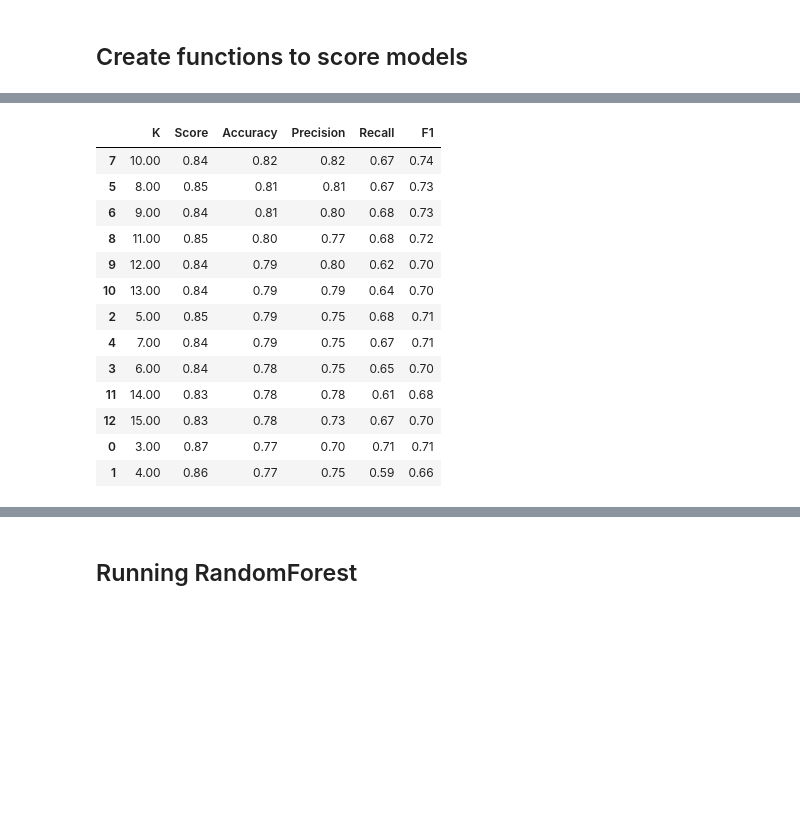
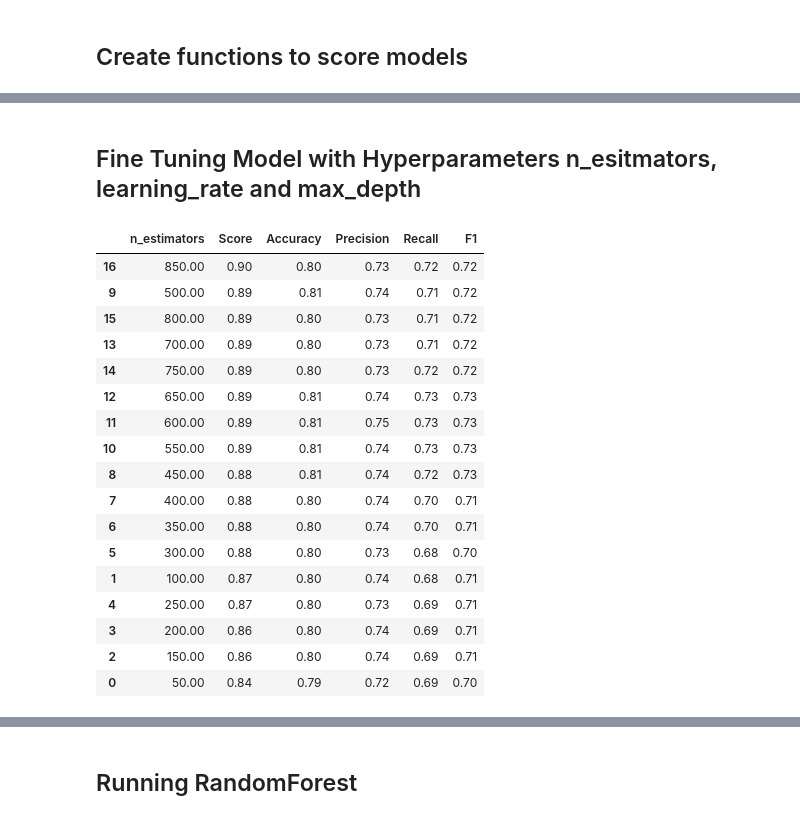
Before and after one commit to emichaelbernardo/titanic, a Jupyter notebook: Classification.ipynb, the cells around one changed output, grey strips where cells are left out. Cells and saved outputs as stored; diff of their text form; code cells hidden in the pictures; blank space fills up the shorter version.

```diff
--- a/Classification.ipynb
+++ b/Classification.ipynb
@@ -406,6 +391,0 @@ Y = df_modeling.Survived.values
-# %%
-'''
-# Split the dataset into 80% Training set and 20% Testing set
-from sklearn.model_selection import train_test_split
-X_train, X_test, Y_train, Y_test = train_test_split(X, Y, test_size = 0.2, random_state = 0)
-'''
@@ -687,0 +788,2 @@ knn_results = tune_knn(X_train,y_train)
+# %% [markdown]
+## Fine Tuning Model with Hyperparameters n_esitmators, learning_rate and max_depth
@@ -688,23 +923,27 @@ knn_results = tune_knn(X_train,y_train)
 # %%
-knn_results.style\
+ada_results = tune_ada_estimators(X_train,y_train)
+
+ada_results.style\
       .format('{:.2f}')\
       .highlight_max(color = 'lightgreen')\
       .highlight_min(color = 'coral')\
       .highlight_null(null_color='yellow')
-
-#knn_results.to_csv('data/knntable.csv', sep=',')
 # %% [output]
-|  | K | Score | Accuracy | Precision | Recall | F1 |
-| 7 | 10.00 | 0.84 | 0.82 | 0.82 | 0.67 | 0.74 |
-| 5 | 8.00 | 0.85 | 0.81 | 0.81 | 0.67 | 0.73 |
-| 6 | 9.00 | 0.84 | 0.81 | 0.80 | 0.68 | 0.73 |
-| 8 | 11.00 | 0.85 | 0.80 | 0.77 | 0.68 | 0.72 |
-| 9 | 12.00 | 0.84 | 0.79 | 0.80 | 0.62 | 0.70 |
-| 10 | 13.00 | 0.84 | 0.79 | 0.79 | 0.64 | 0.70 |
-| 2 | 5.00 | 0.85 | 0.79 | 0.75 | 0.68 | 0.71 |
-| 4 | 7.00 | 0.84 | 0.79 | 0.75 | 0.67 | 0.71 |
-| 3 | 6.00 | 0.84 | 0.78 | 0.75 | 0.65 | 0.70 |
-| 11 | 14.00 | 0.83 | 0.78 | 0.78 | 0.61 | 0.68 |
-| 12 | 15.00 | 0.83 | 0.78 | 0.73 | 0.67 | 0.70 |
-| 0 | 3.00 | 0.87 | 0.77 | 0.70 | 0.71 | 0.71 |
-| 1 | 4.00 | 0.86 | 0.77 | 0.75 | 0.59 | 0.66 |
+|  | n_estimators | Score | Accuracy | Precision | Recall | F1 |
+| 16 | 850.00 | 0.90 | 0.80 | 0.73 | 0.72 | 0.72 |
+| 9 | 500.00 | 0.89 | 0.81 | 0.74 | 0.71 | 0.72 |
+| 15 | 800.00 | 0.89 | 0.80 | 0.73 | 0.71 | 0.72 |
+| 13 | 700.00 | 0.89 | 0.80 | 0.73 | 0.71 | 0.72 |
+| 14 | 750.00 | 0.89 | 0.80 | 0.73 | 0.72 | 0.72 |
+| 12 | 650.00 | 0.89 | 0.81 | 0.74 | 0.73 | 0.73 |
+| 11 | 600.00 | 0.89 | 0.81 | 0.75 | 0.73 | 0.73 |
+| 10 | 550.00 | 0.89 | 0.81 | 0.74 | 0.73 | 0.73 |
+| 8 | 450.00 | 0.88 | 0.81 | 0.74 | 0.72 | 0.73 |
+| 7 | 400.00 | 0.88 | 0.80 | 0.74 | 0.70 | 0.71 |
+| 6 | 350.00 | 0.88 | 0.80 | 0.74 | 0.70 | 0.71 |
+| 5 | 300.00 | 0.88 | 0.80 | 0.73 | 0.68 | 0.70 |
+| 1 | 100.00 | 0.87 | 0.80 | 0.74 | 0.68 | 0.71 |
+| 4 | 250.00 | 0.87 | 0.80 | 0.73 | 0.69 | 0.71 |
+| 3 | 200.00 | 0.86 | 0.80 | 0.74 | 0.69 | 0.71 |
+| 2 | 150.00 | 0.86 | 0.80 | 0.74 | 0.69 | 0.71 |
+| 0 | 50.00 | 0.84 | 0.79 | 0.72 | 0.69 | 0.70 |
```
Also changed, not shown: parts of 117 cells of this notebook.
